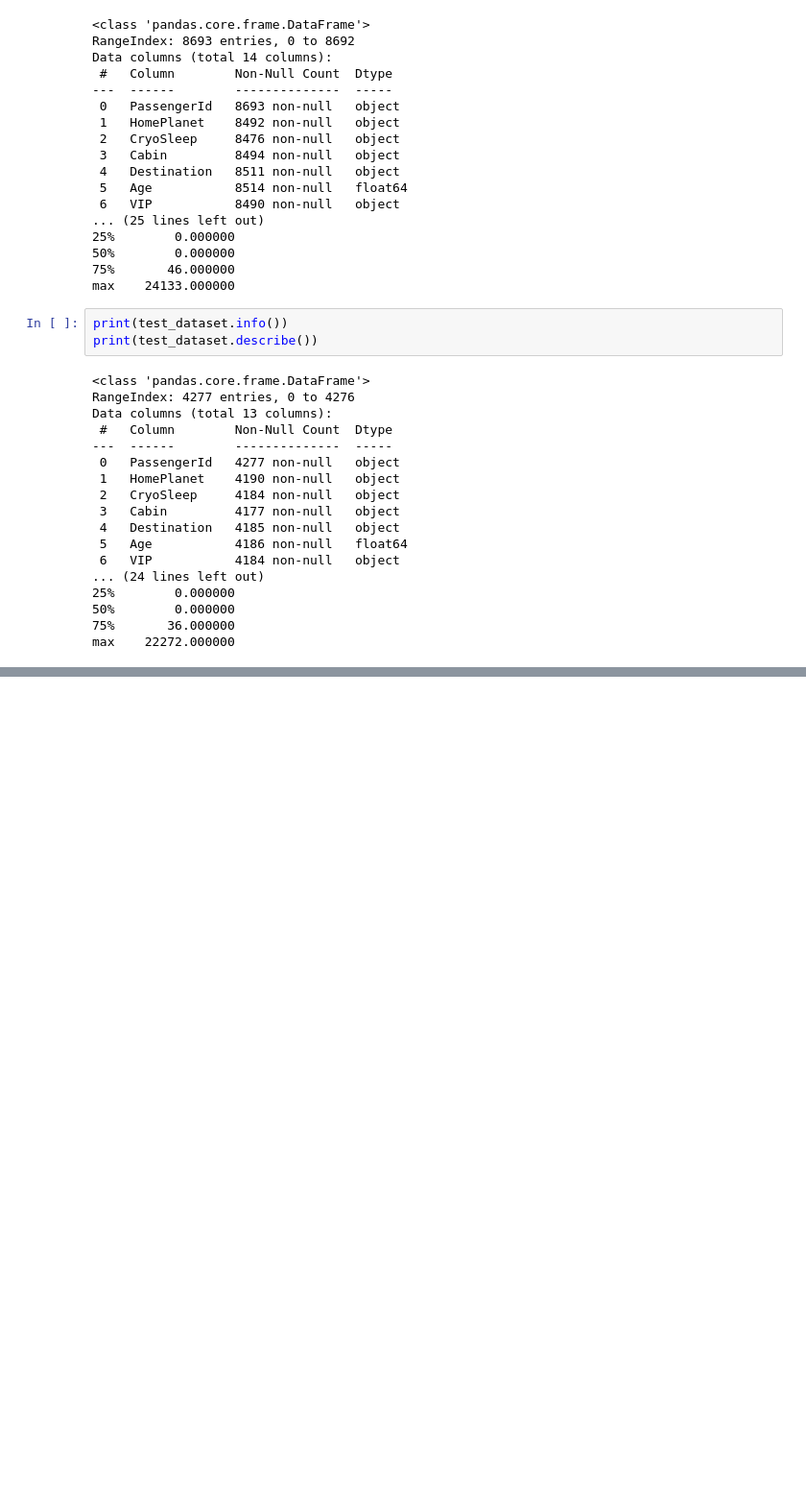
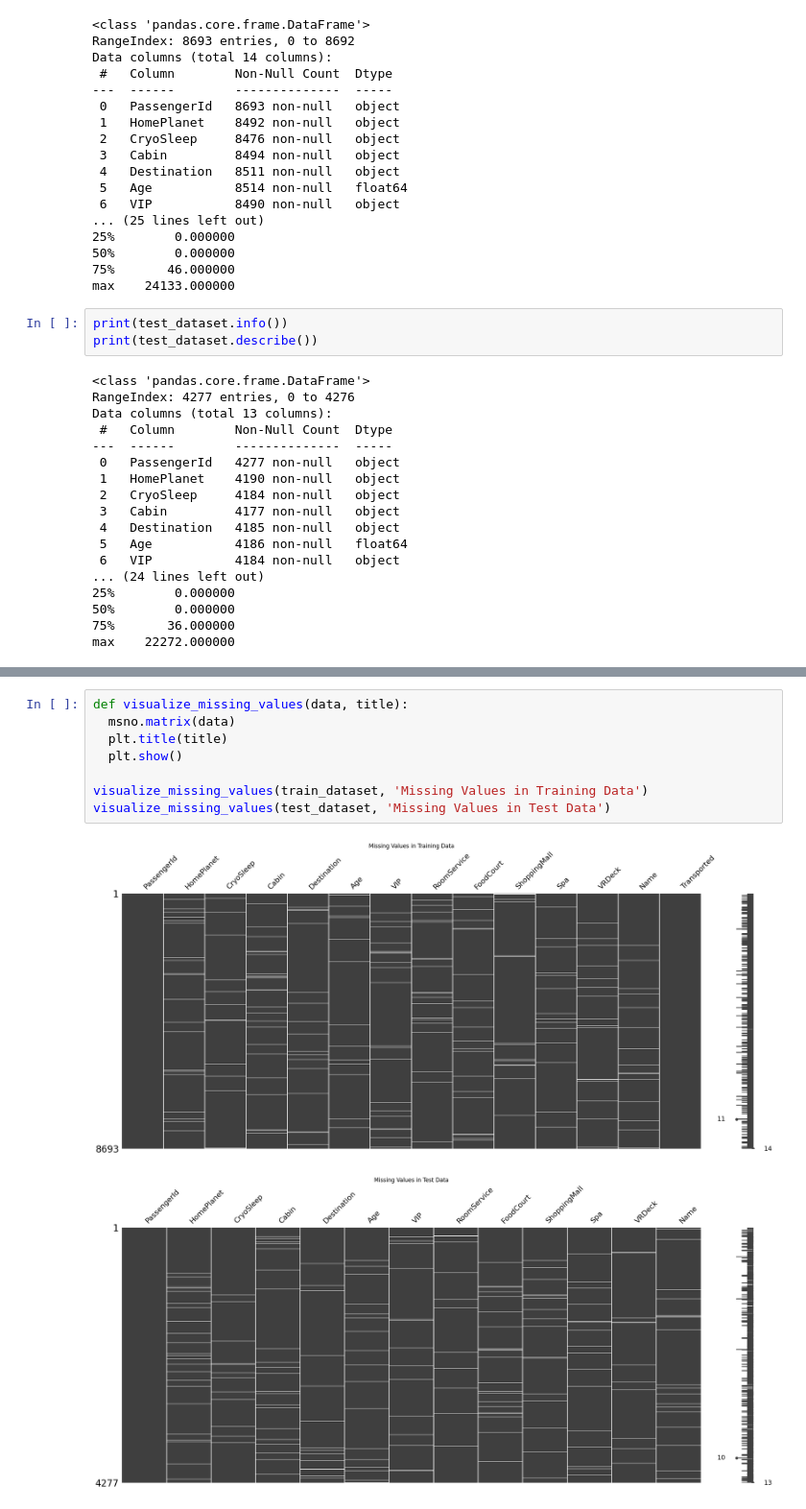
Before and after one commit to 7PAM2015-0105-2023-Group-7/Kaggle-Challange, a Jupyter notebook: Kaggle_Challange_notebook.ipynb, the cells around one changed output, grey strips where cells are left out. Shown at 96% size. Saved outputs shown, nothing was run; the diff lists cells and outputs as text; blank space fills up the shorter version.

```diff
--- a/Kaggle_Challange_notebook.ipynb
+++ b/Kaggle_Challange_notebook.ipynb
@@ -120,0 +118,11 @@ msno.matrix(test_data)
+# %%
+def visualize_missing_values(data, title):
+  msno.matrix(data)
+  plt.title(title)
+  plt.show()
+
+visualize_missing_values(train_dataset, 'Missing Values in Training Data')
+visualize_missing_values(test_dataset, 'Missing Values in Test Data')
+# %% [output]
+[figure, added]
+[figure, added]
```
Also changed, not shown: parts of 6 cells of this notebook.
